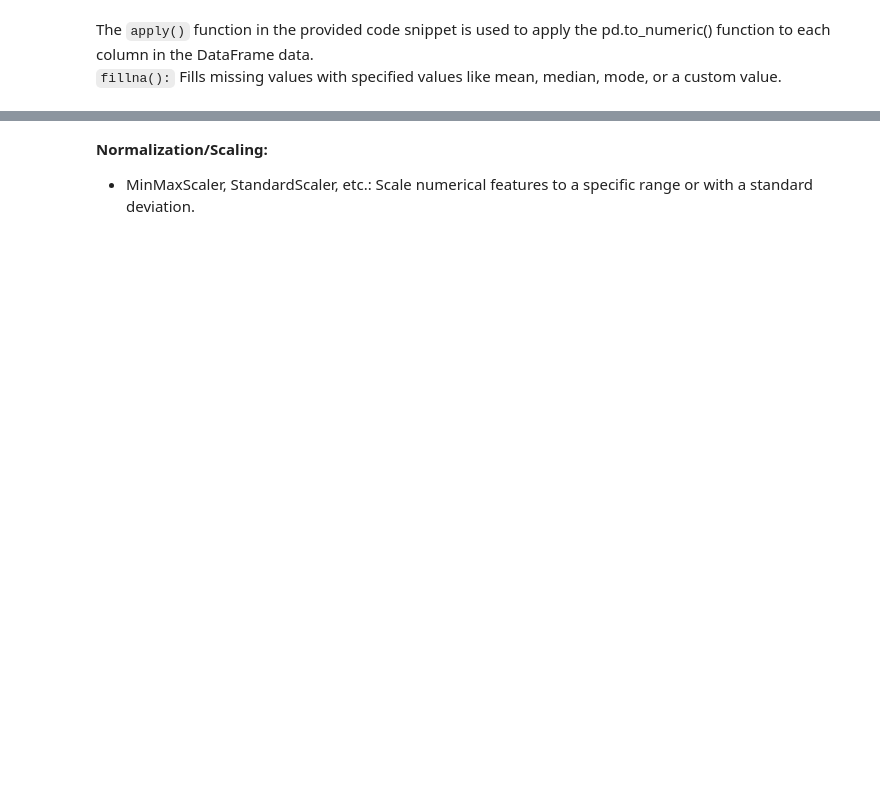
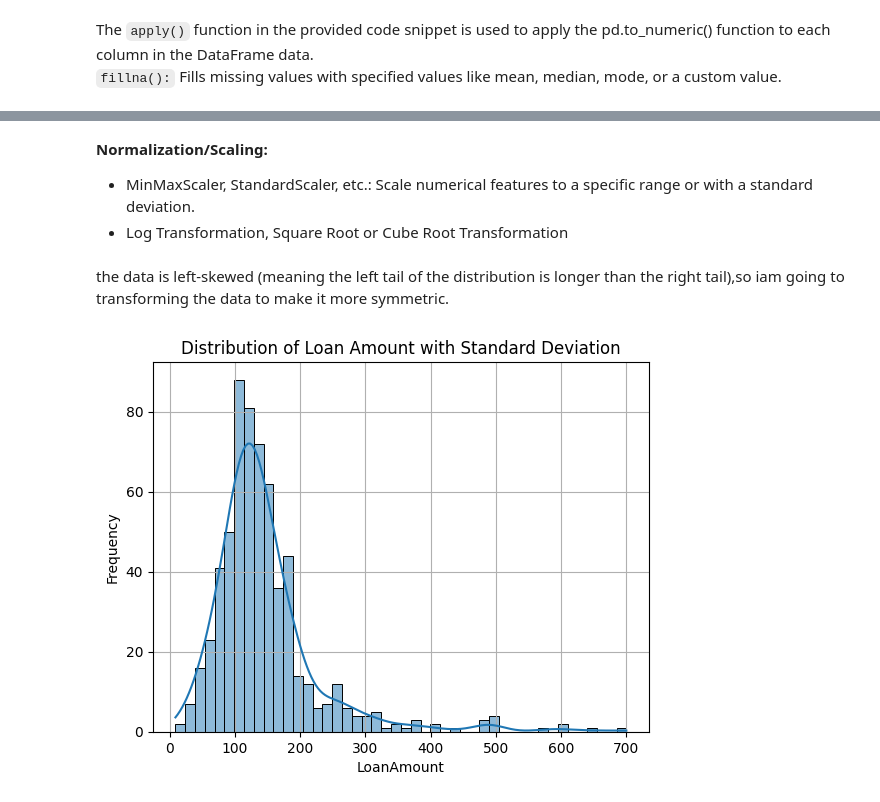
Before and after one commit to KKBUGHUNTER/Machine-Learning-Lab, a Jupyter notebook: Assignment-01/ModelTraining.ipynb, the cells around one changed output, grey strips where cells are left out. Saved outputs shown, nothing was run; the diff lists cells and outputs as text; code cells hidden in the pictures; blank space fills up the shorter version.

```diff
--- a/Assignment-01/ModelTraining.ipynb
+++ b/Assignment-01/ModelTraining.ipynb
@@ -205,3 +275,18 @@ sns.countplot(x=data['Dependents'])
 # %% [markdown]
 **Normalization/Scaling:** <br>
- - MinMaxScaler, StandardScaler, etc.: Scale numerical features to a specific range or with a standard deviation.
+
+- MinMaxScaler, StandardScaler, etc.: Scale numerical features to a specific range or with a standard deviation.
+- Log Transformation, Square Root or Cube Root Transformation
+# %% [markdown]
+the data is left-skewed (meaning the left tail of the distribution is longer than the right tail),so iam going to transforming the data to make it more symmetric.
+# %%
+
+sns.histplot(data['LoanAmount'], kde=True)
+
+plt.title('Distribution of Loan Amount with Standard Deviation')
+plt.xlabel('LoanAmount')
+plt.ylabel('Frequency')
+plt.grid(True)
+plt.show()
+# %% [output]
+[figure, added]
```
Also changed, not shown: parts of 26 cells of this notebook.
